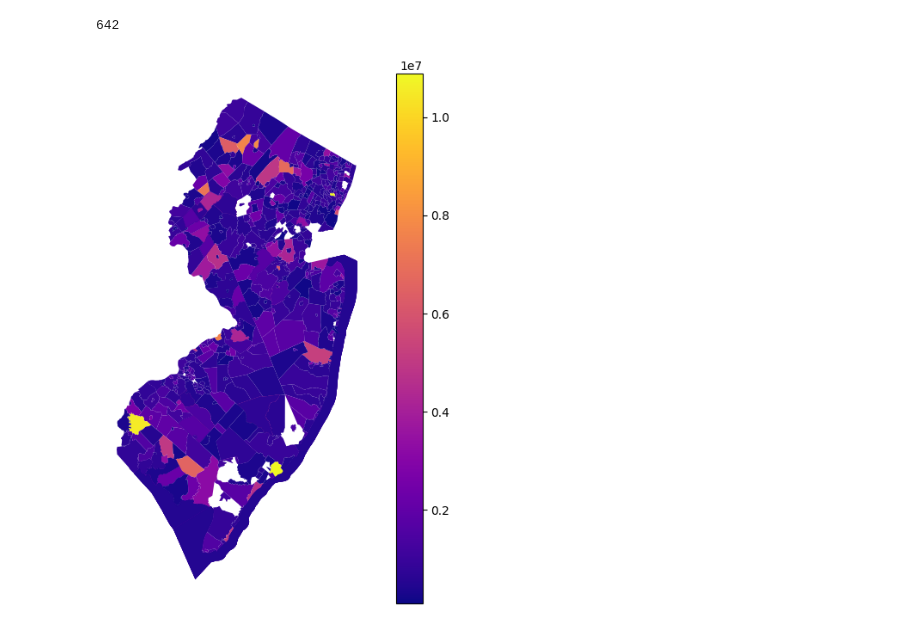
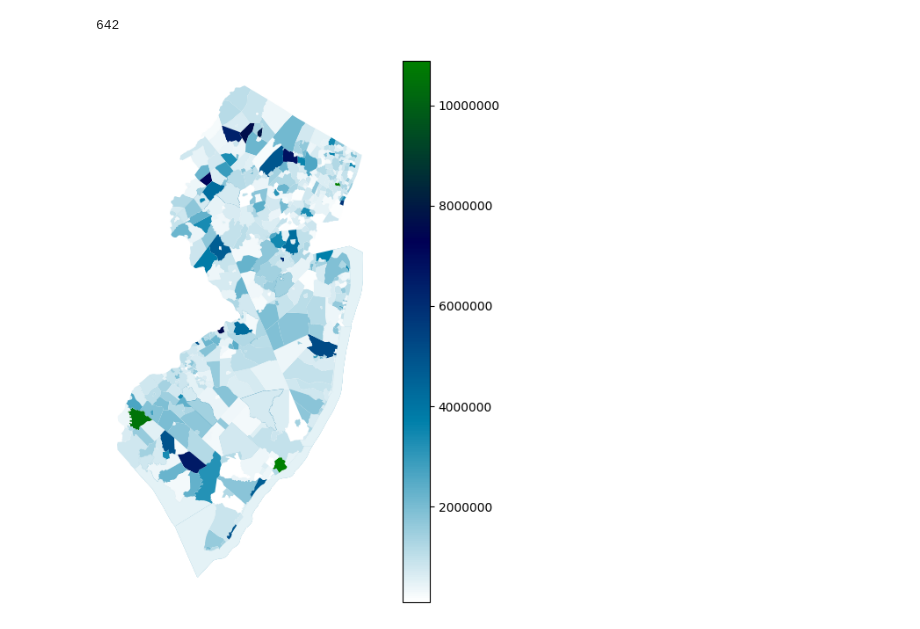
Before and after one commit to NihilKottal001/GIS, a Jupyter notebook: PS1.ipynb, the cells around one changed output. Saved outputs shown, nothing was run; the diff lists cells and outputs as text; code cells hidden in the pictures.

```diff
--- a/PS1.ipynb
+++ b/PS1.ipynb
@@ -444,10 +444,10 @@ len(merged_data2)
 642
 # %%
 ##### Plotting the map
-ax = merged_data2.plot(column = 'Avg_commercial_land_vle',cmap = 'plasma', legend = True,figsize =(8,8))
+ax = merged_data2.plot(column = 'Avg_commercial_land_vle',cmap = 'ocean_r', legend = True,figsize =(8,8),legend_kwds = {'format':"%.0f"})
 ax.set_axis_off()
 # %% [output]
-[figure, old version]
+[figure, new version]
 # %%
   merged_data2 = merged_data2.drop('geometry', axis=1)
 
```
Also changed, not shown: parts of 1 cell of this notebook.
